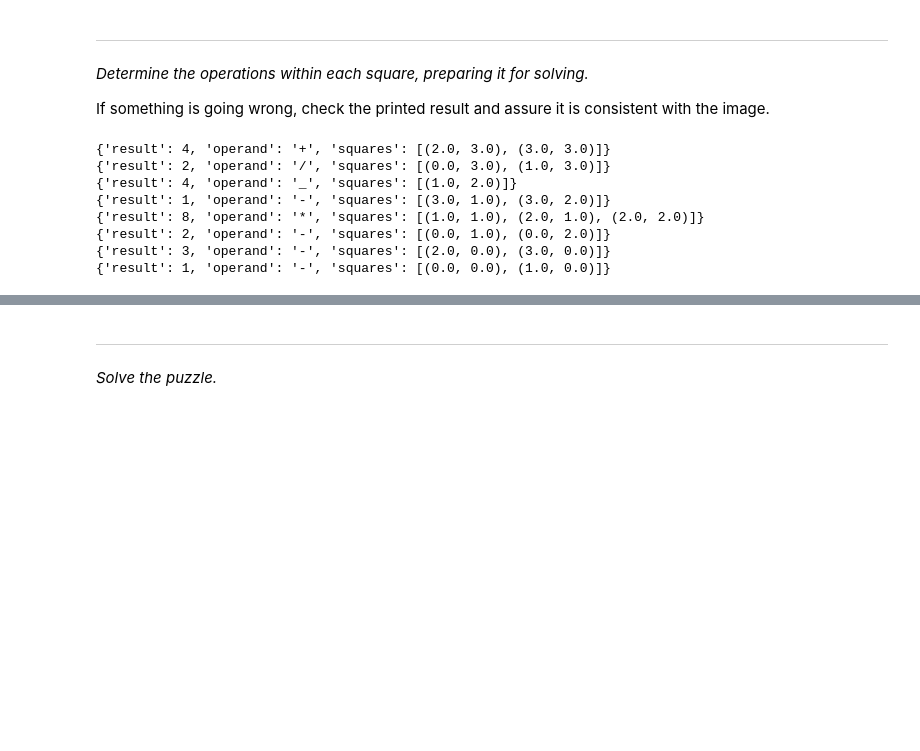
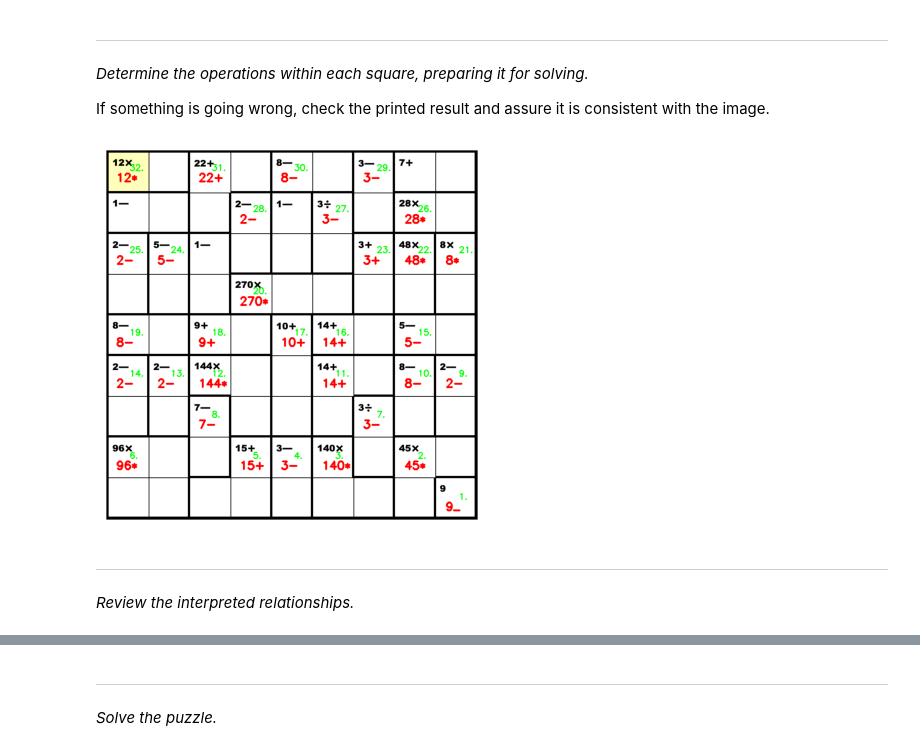
Before and after one commit to vivaansinghvi07/kenken-solver, a Jupyter notebook: main.ipynb, the cells around one changed output, grey strips where cells are left out. Drawn from its saved outputs; the diff is of its cells as text; code cells hidden in the pictures; blank space fills up the shorter version.

```diff
--- a/main.ipynb
+++ b/main.ipynb
@@ -122,12 +135,12 @@ imshow(newimg)
 If something is going wrong, check the printed result and assure it is consistent with the image.
 # %%
 relations = []
-box_size = len(img) / GAME_SIZE
+BOX_SIZE = len(img) / GAME_SIZE
 
 def process(text: str):
-    text = text.replace(' ', '')    # remove shapes
+    text = text.replace(' ', '')    # remove spaces everywhere
     text = text.lower()             # standardize style
-    text = text.strip()             # remove any whitespace
+    text = text.strip()             # remove any whitespace (like \n, \t)
 
     if [char for char in text if char not in SYMBOLS] == []:
         return None
@@ -144,7 +157,7 @@ def process(text: str):
     return text
 
 for approx in shapes:
-    approx = list(map(lambda arr: list(map(lambda x: round(x/box_size), arr[0])), approx))
+    approx = list(map(lambda arr: list(map(lambda x: round(x/BOX_SIZE), arr[0])), approx))
     points = list(map(lambda x: Point(*x), approx))
     x, y, w, h = cv2.boundingRect(np.array(approx))
     rel = []
@@ -154,56 +167,95 @@ for approx in shapes:
                 rel.append(Point(xx-0.5, yy-0.5))
     relations.append(rel)
 
+# standardize all the colors
+grayed = cv2.cvtColor(img.copy(), cv2.COLOR_BGR2GRAY)
+newimg = cv2.convertScaleAbs(grayed, alpha=2)
+
 operations = []
+dispimg = img.copy()
+id = 1
+
 for i in range(len(relations)):
     rel = relations[i]
     operation = {
+        "id": id,
         "result": None,
         "operand": None,
         "squares": []
     }
     for point in rel:      # determine which point in the relation has the operation indicator
-        y_lower, x_lower = max(int((point.y-0.1)*box_size), 0), max(int((point.x-0.1)*box_size), 0)
-        y_upper, x_upper = int(y_lower+box_size*1.2), int(x_lower+box_size*1.2)
-        cropped_img = img[y_lower:y_upper, x_lower:x_upper]
+        y_lower, x_lower = max(int((point.y)*BOX_SIZE), 0), max(int((point.x)*BOX_SIZE), 0)
+        y_upper, x_upper = int(y_lower+BOX_SIZE), int(x_lower+BOX_SIZE)
+        cropped_img = newimg[y_lower:y_upper, x_lower:x_upper]
         if (text:=OCR.ocr(cropped_img, cls=True)) != [[]]:
             text = process(text[0][0][1][0])     # get prediction and process it
+            """print(text)
+            imshow(cropped_img)
+            continue"""
             if text == None:
                 continue
             """ By this step, <text> should be a string like this: "17+", "14x", "3:", etc. """
             if "+" in text:
                 operation["operand"] = Ops.ADDITION
                 operation["result"] = int(text.replace("+", ""))
             elif ":" in text:
                 operation["operand"] = Ops.DIVISION
                 operation["result"] = int(text.replace(":", ""))
             elif "x" in text:
                 operation["operand"] = Ops.MULTIPLICATION
                 operation["result"] = int(text.replace("x", ""))
-            elif any([s in text for s in ["-", "—", "_"]]):
+            elif any([s in text for s in ["-", "—", "_", "."]]):
                 operation["operand"] = Ops.SUBTRACTION
-                operation["result"] = int(re.sub(r"[\_\-\—]+", "", text))
+                operation["result"] = int(re.sub(r"[\_\-\—\.]+", "", text))
             else:   # likely fully empty
                 operation["result"] = int(text)
+                text = cropped_img
                 match len(rel):
                     case 2:
                         operation["operand"] = Ops.SUBTRACTION
                     case 1:
                         operation["operand"] = Ops.CONSTANT
                     case _:
                         raise Exception("Invalid pattern detected.")
             operation["squares"] = copy(rel)
+
+            # write the number
+            dispimg = cv2.putText(
+                img=dispimg,
+                text=str(operation["result"]) + operation["operand"],
+                fontFace=cv2.FONT_HERSHEY_SIMPLEX,
+                thickness=3,
+                fontScale=1,
+                org=(
+                    int((point.x + 1/4) * BOX_SIZE),
+                    int((point.y + 1/1.3) * BOX_SIZE)
+                ),
+                color=(0, 0, 255)
+            )
+
+            # write the id
+            dispimg = cv2.putText(
+                img=dispimg,
+                text=str(operation["id"]) + ".",
+                fontFace=cv2.FONT_HERSHEY_SIMPLEX,
+                thickness=2,
+                fontScale=0.75,
+                org=(
+                    int((point.x + 1/1.75) * BOX_SIZE),
+                    int((point.y + 1/2) * BOX_SIZE)
+                ),
+                color=(0, 255, 0)
+            )
+
+            id += 1
             break
     if operation["operand"] != None:
         operations.append(operation)
 
-print(*operations, sep="\n")
+imshow(dispimg)
 # %% [output]
-{'result': 4, 'operand': '+', 'squares': [(2.0, 3.0), (3.0, 3.0)]}
-{'result': 2, 'operand': '/', 'squares': [(0.0, 3.0), (1.0, 3.0)]}
-{'result': 4, 'operand': '_', 'squares': [(1.0, 2.0)]}
-{'result': 1, 'operand': '-', 'squares': [(3.0, 1.0), (3.0, 2.0)]}
-{'result': 8, 'operand': '*', 'squares': [(1.0, 1.0), (2.0, 1.0), (2.0, 2.0)]}
-{'result': 2, 'operand': '-', 'squares': [(0.0, 1.0), (0.0, 2.0)]}
-{'result': 3, 'operand': '-', 'squares': [(2.0, 0.0), (3.0, 0.0)]}
-{'result': 1, 'operand': '-', 'squares': [(0.0, 0.0), (1.0, 0.0)]}
+[figure, added]
+# %% [markdown]
+<hr>
+
+<i>Review the interpreted relationships.</i>
```
Also changed, not shown: parts of 8 cells of this notebook.
